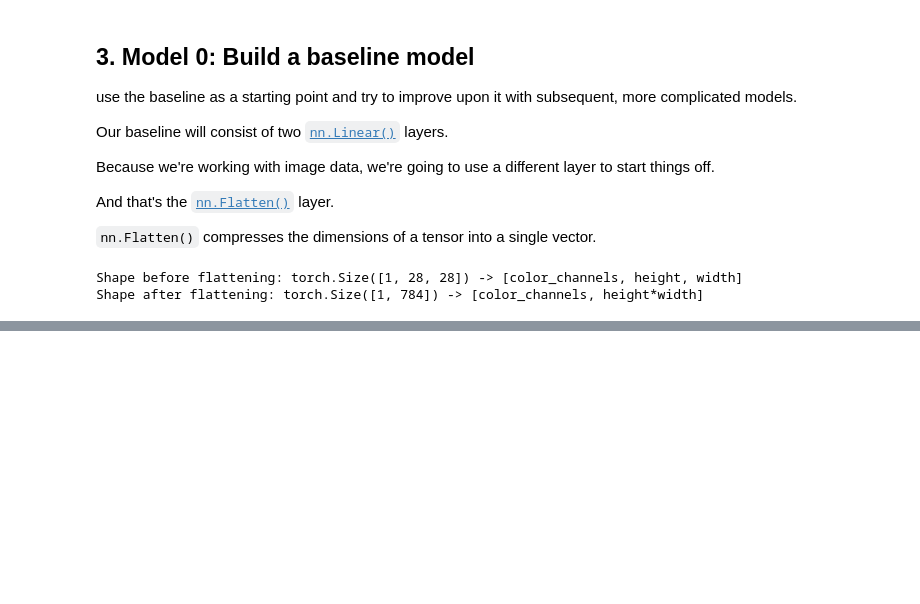
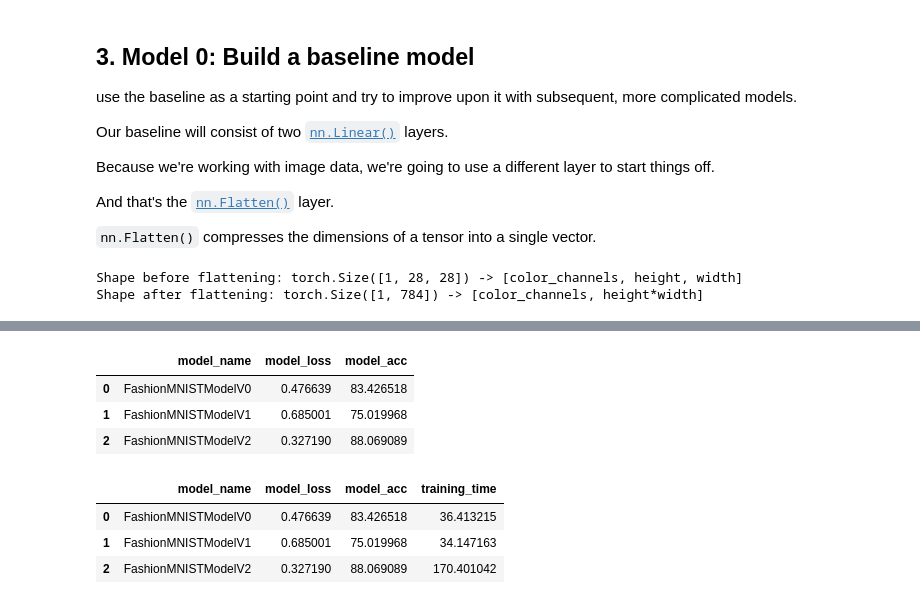
Before and after one commit to JustinShawResearch/PyTorchLearning, a Jupyter notebook: 03.PyTorch Computer Vision/03_PyTorch_Computer_Vision.ipynb, the cells around one changed output, grey strips where cells are left out. Drawn from its saved outputs; the diff is of its cells as text; code cells hidden in the pictures; blank space fills up the shorter version.

```diff
--- a/03.PyTorch Computer Vision/03_PyTorch_Computer_Vision.ipynb
+++ b/03.PyTorch Computer Vision/03_PyTorch_Computer_Vision.ipynb
@@ -289,0 +1281,20 @@ Shape after flattening: torch.Size([1, 784]) -> [color_channels, height*width]
+# %%
+import pandas as pd
+compare_results = pd.DataFrame([model_0_results, model_1_results, model_2_results])
+compare_results
+# %% [output]
+|  | model_name | model_loss | model_acc |
+| 0 | FashionMNISTModelV0 | 0.476639 | 83.426518 |
+| 1 | FashionMNISTModelV1 | 0.685001 | 75.019968 |
+| 2 | FashionMNISTModelV2 | 0.327190 | 88.069089 |
+# %%
+# Add training times to results comparison
+compare_results["training_time"] = [total_train_time_model_0,
+                                    total_train_time_model_1,
+                                    total_train_time_model_2]
+compare_results
+# %% [output]
+|  | model_name | model_loss | model_acc | training_time |
+| 0 | FashionMNISTModelV0 | 0.476639 | 83.426518 | 36.413215 |
+| 1 | FashionMNISTModelV1 | 0.685001 | 75.019968 | 34.147163 |
+| 2 | FashionMNISTModelV2 | 0.327190 | 88.069089 | 170.401042 |
```
Also changed, not shown: parts of 101 cells of this notebook.
